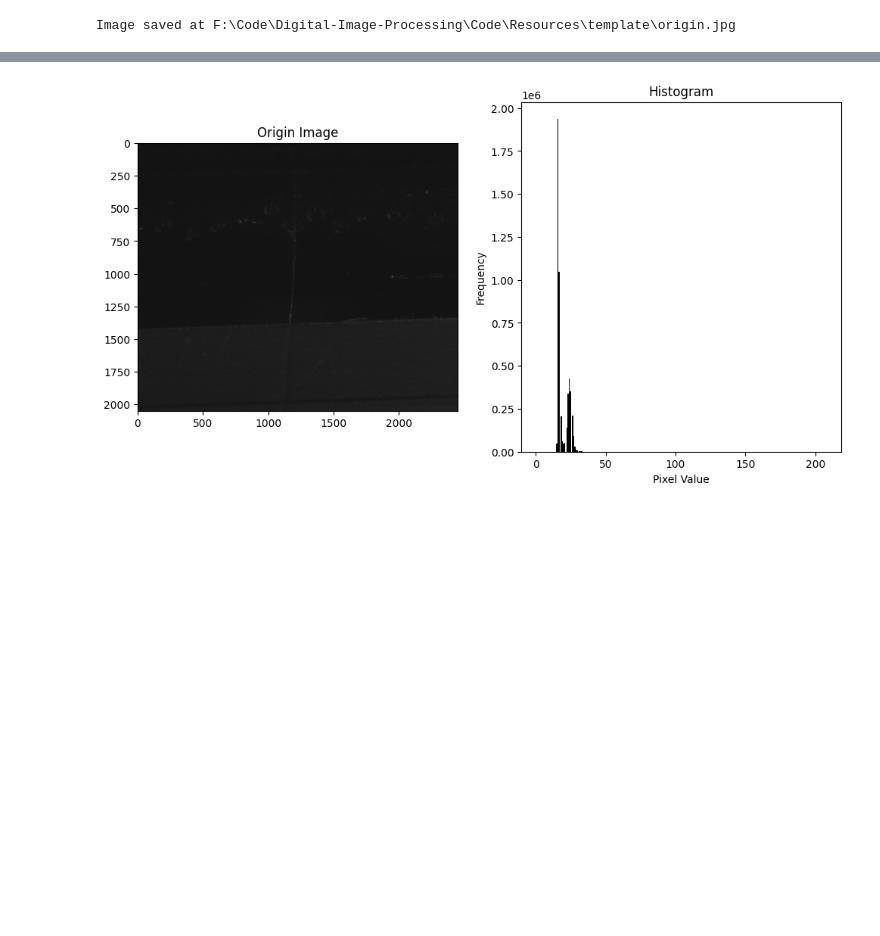
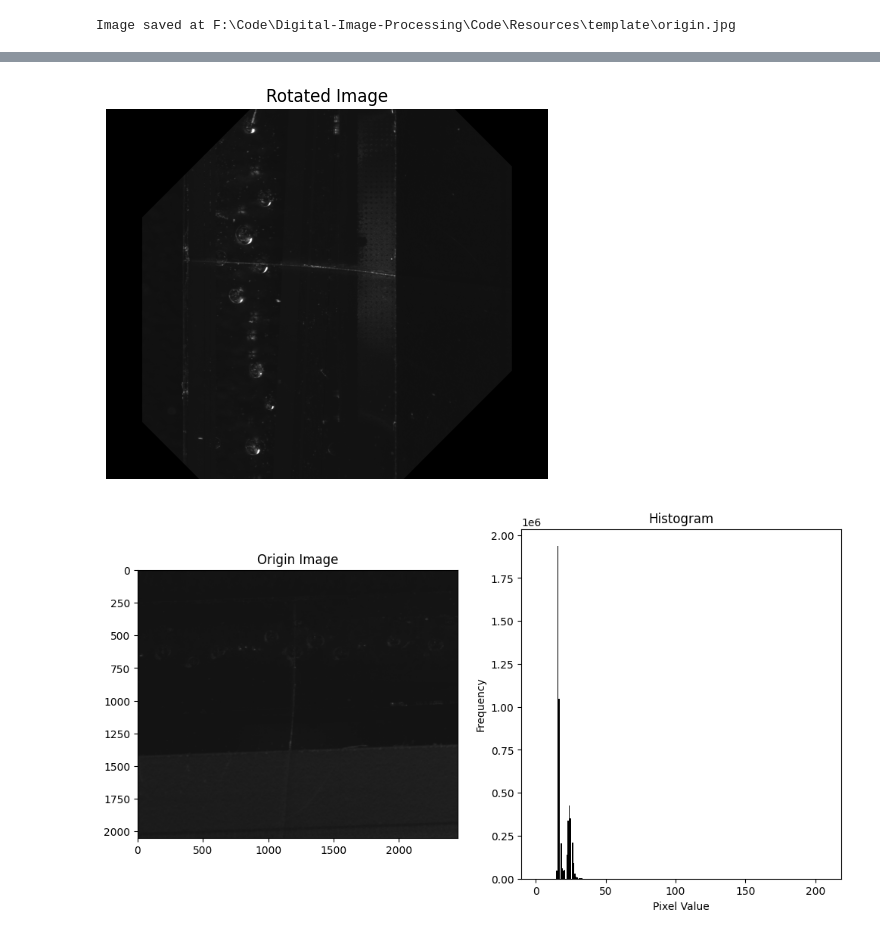
Before and after one commit to Echoslayer/Digtal-Image-Processing, a Jupyter notebook: Code/Notebooks/aoi.ipynb, the cells around one changed output, grey strips where cells are left out. Drawn from its saved outputs; the diff is of its cells as text; code cells hidden in the pictures; blank space fills up the shorter version.

```diff
--- a/Code/Notebooks/aoi.ipynb
+++ b/Code/Notebooks/aoi.ipynb
@@ -112,3 +114,27 @@ plt.imshow(origin, cmap="gray")
+# %%
+# 旋轉圖片
+
+# 獲取圖像尺寸
+(h, w) = image.shape[:2]
+
+# 計算旋轉中心
+center = (w / 2, h / 2)
+
+# 計算旋轉矩陣
+M = cv2.getRotationMatrix2D(center, 45, 1.0)
+
+# 旋轉圖像
+rotated_image = cv2.warpAffine(image, M, (w, h), flags=cv2.INTER_CUBIC)
+
+plt.title('Rotated Image')
+plt.imshow(rotated_image, cmap='gray')
+plt.axis('off')
+
+plt.show()
+
+origin = rotated_image
+# %% [output]
+[figure, added]
 # %%
 def histogram_show(image, title):
     """顯示圖片的直方圖"""
```
Also changed, not shown: parts of 11 cells of this notebook.
